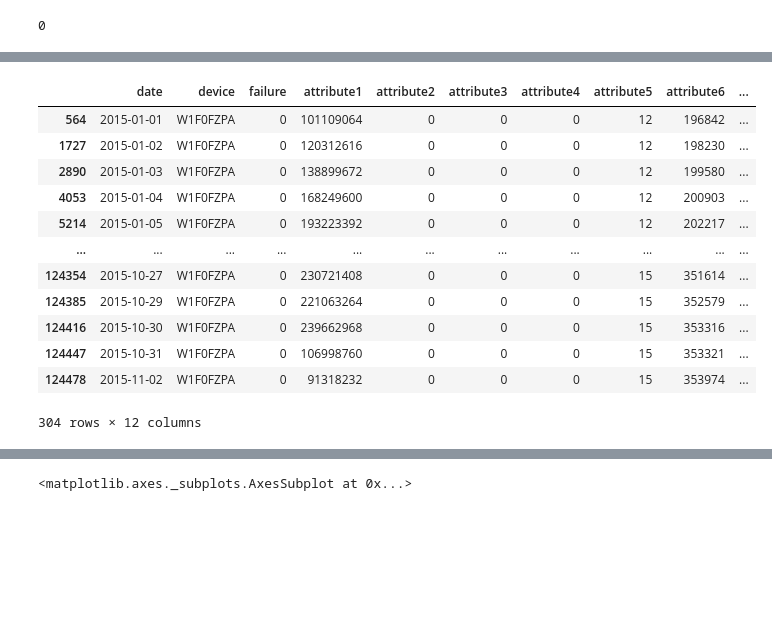
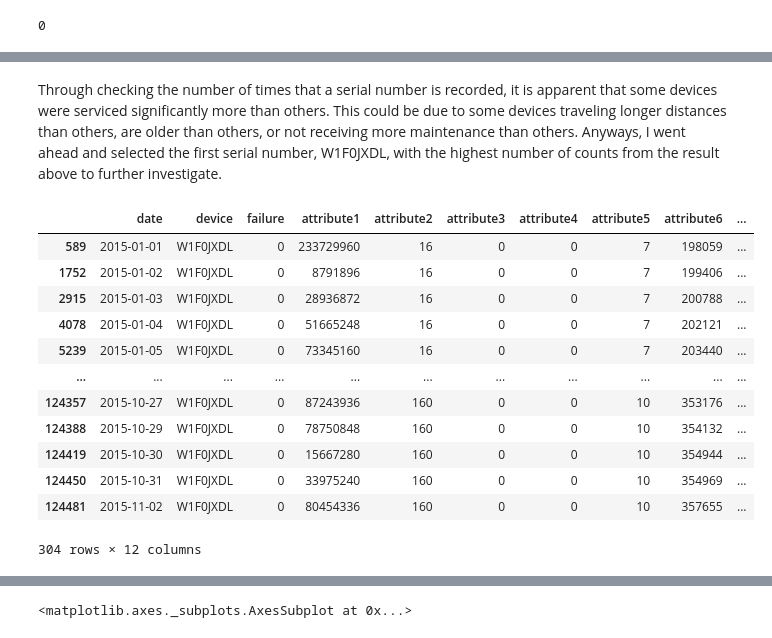
Before and after one commit to kvan493/Device_Failure, a Jupyter notebook: Device_Failure_2.ipynb, the cells around one changed output, grey strips where cells are left out. Cells and saved outputs as stored; diff of their text form; code cells hidden in the pictures; blank space fills up the shorter version.

```diff
--- a/Device_Failure_2.ipynb
+++ b/Device_Failure_2.ipynb
@@ -115,20 +152,22 @@ Z1F11BHF      5
 S1F04KSC      4
 W1F0WJFT      3
 Name: device, Length: 1168, dtype: int64
+# %% [markdown]
+Through checking the number of times that a serial number is recorded, it is apparent that some devices were serviced significantly more than others. This could be due to some devices traveling longer distances than others, are older than others, or not receiving more maintenance than others. Anyways, I went ahead and selected the first serial number, W1F0JXDL, with the highest number of counts from the result above to further investigate.
 # %%
 #Selecting data for a random device with the highest amount of records
-df[df['device'] == 'W1F0FZPA']
+df[df['device'] == 'W1F0JXDL']
 # %% [output]
 |  | date | device | failure | attribute1 | attribute2 | attribute3 | attribute4 | attribute5 | attribute6 | ... |
-| 564 | 2015-01-01 | W1F0FZPA | 0 | 101109064 | 0 | 0 | 0 | 12 | 196842 | ... |
-| 1727 | 2015-01-02 | W1F0FZPA | 0 | 120312616 | 0 | 0 | 0 | 12 | 198230 | ... |
-| 2890 | 2015-01-03 | W1F0FZPA | 0 | 138899672 | 0 | 0 | 0 | 12 | 199580 | ... |
-| 4053 | 2015-01-04 | W1F0FZPA | 0 | 168249600 | 0 | 0 | 0 | 12 | 200903 | ... |
-| 5214 | 2015-01-05 | W1F0FZPA | 0 | 193223392 | 0 | 0 | 0 | 12 | 202217 | ... |
+| 589 | 2015-01-01 | W1F0JXDL | 0 | 233729960 | 16 | 0 | 0 | 7 | 198059 | ... |
+| 1752 | 2015-01-02 | W1F0JXDL | 0 | 8791896 | 16 | 0 | 0 | 7 | 199406 | ... |
+| 2915 | 2015-01-03 | W1F0JXDL | 0 | 28936872 | 16 | 0 | 0 | 7 | 200788 | ... |
+| 4078 | 2015-01-04 | W1F0JXDL | 0 | 51665248 | 16 | 0 | 0 | 7 | 202121 | ... |
+| 5239 | 2015-01-05 | W1F0JXDL | 0 | 73345160 | 16 | 0 | 0 | 7 | 203440 | ... |
 | ... | ... | ... | ... | ... | ... | ... | ... | ... | ... | ... |
-| 124354 | 2015-10-27 | W1F0FZPA | 0 | 230721408 | 0 | 0 | 0 | 15 | 351614 | ... |
-| 124385 | 2015-10-29 | W1F0FZPA | 0 | 221063264 | 0 | 0 | 0 | 15 | 352579 | ... |
-| 124416 | 2015-10-30 | W1F0FZPA | 0 | 239662968 | 0 | 0 | 0 | 15 | 353316 | ... |
-| 124447 | 2015-10-31 | W1F0FZPA | 0 | 106998760 | 0 | 0 | 0 | 15 | 353321 | ... |
-| 124478 | 2015-11-02 | W1F0FZPA | 0 | 91318232 | 0 | 0 | 0 | 15 | 353974 | ... |
+| 124357 | 2015-10-27 | W1F0JXDL | 0 | 87243936 | 160 | 0 | 0 | 10 | 353176 | ... |
+| 124388 | 2015-10-29 | W1F0JXDL | 0 | 78750848 | 160 | 0 | 0 | 10 | 354132 | ... |
+| 124419 | 2015-10-30 | W1F0JXDL | 0 | 15667280 | 160 | 0 | 0 | 10 | 354944 | ... |
+| 124450 | 2015-10-31 | W1F0JXDL | 0 | 33975240 | 160 | 0 | 0 | 10 | 354969 | ... |
+| 124481 | 2015-11-02 | W1F0JXDL | 0 | 80454336 | 160 | 0 | 0 | 10 | 357655 | ... |
 304 rows × 12 columns
```
Also changed, not shown: parts of 30 cells of this notebook.
